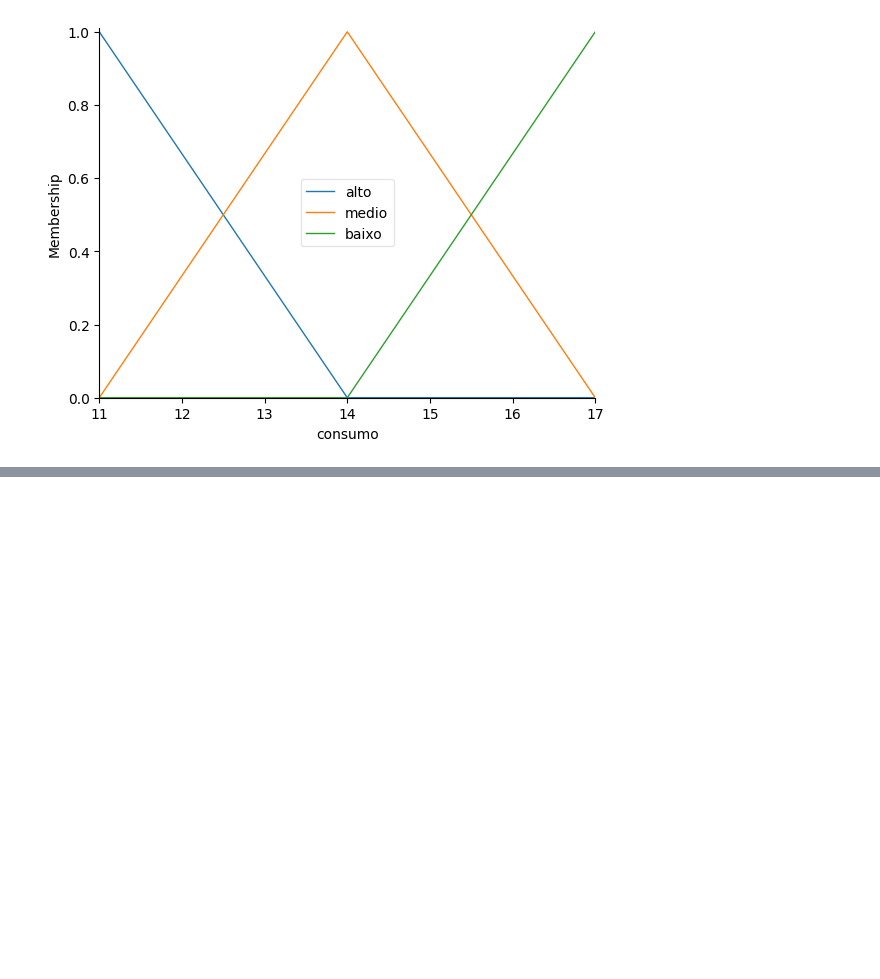
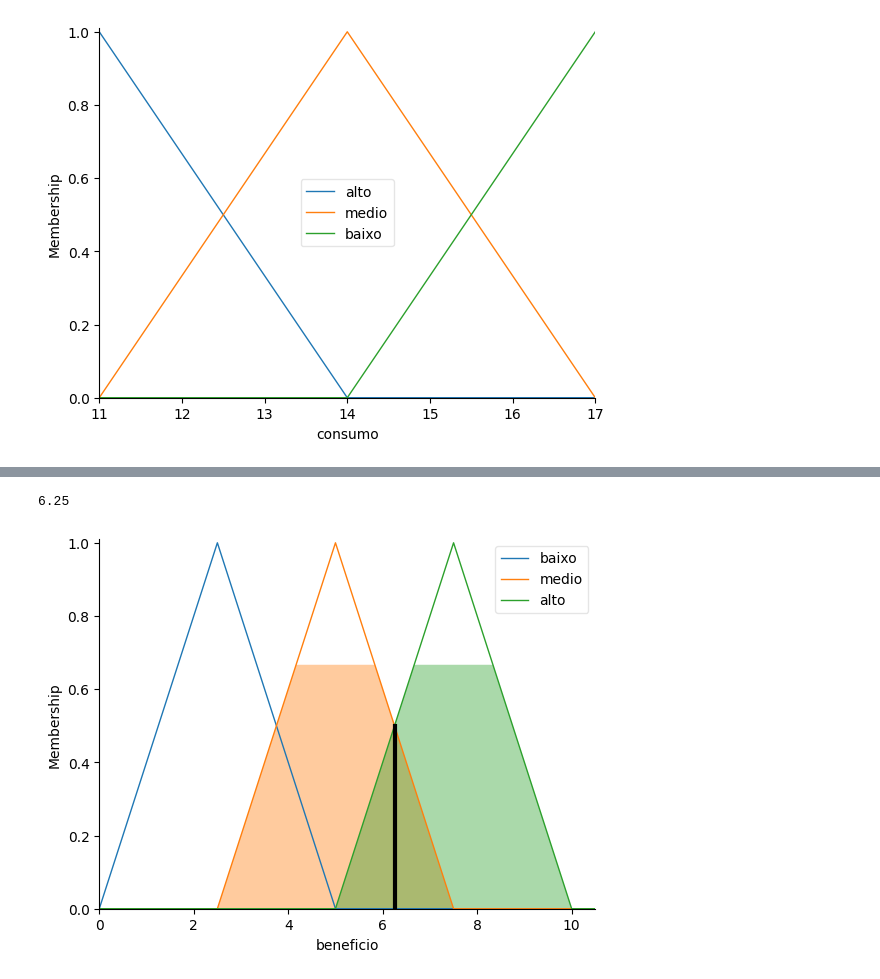
Before and after one commit to nooh-project/fuzzy-notes, a Jupyter notebook: code examples/custo_beneficio_veiculos.ipynb, the cells around one changed output, grey strips where cells are left out. Saved outputs shown, nothing was run; the diff lists cells and outputs as text; code cells hidden in the pictures; blank space fills up the shorter version.

```diff
--- a/code examples/custo_beneficio_veiculos.ipynb
+++ b/code examples/custo_beneficio_veiculos.ipynb
@@ -40,0 +48,27 @@ consumo.view()
+# %%
+regra1 = ctrl.Rule(preco['baixo'] | consumo['baixo'], beneficio['alto'])
+regra2 = ctrl.Rule(preco['baixo'] | consumo['medio'], beneficio['medio'])
+regra3 = ctrl.Rule(preco['medio'] | consumo['baixo'], beneficio['medio'])
+regra4 = ctrl.Rule(preco['medio'] | consumo['medio'], beneficio['medio'])
+regra5 = ctrl.Rule(preco['medio'] | consumo['alto'], beneficio['medio'])
+regra6 = ctrl.Rule(preco['alto'] | consumo['medio'], beneficio['medio'])
+regra7 = ctrl.Rule(preco['alto'] | consumo['alto'], beneficio['baixo'])
+regra8 = ctrl.Rule(preco['baixo'] | consumo['alto'], beneficio['medio'])
+regra9 = ctrl.Rule(preco['alto'] | consumo['baixo'], beneficio['medio'])
+# %%
+recomendacao_compra = ctrl.ControlSystem([regra1, regra2, regra3,
+                                          regra4, regra5, regra6,
+                                          regra7, regra8, regra9])
+
+recomendacao = ctrl.ControlSystemSimulation(recomendacao_compra)
+# %%
+recomendacao.input['preco'] = 50000
+recomendacao.input['consumo'] = 16
+
+recomendacao.compute()
+# %%
+print(recomendacao.output['beneficio'])
+beneficio.view(sim = recomendacao)
+# %% [output]
+6.25
+[figure, added]
```
Also changed, not shown: parts of 6 cells of this notebook.
